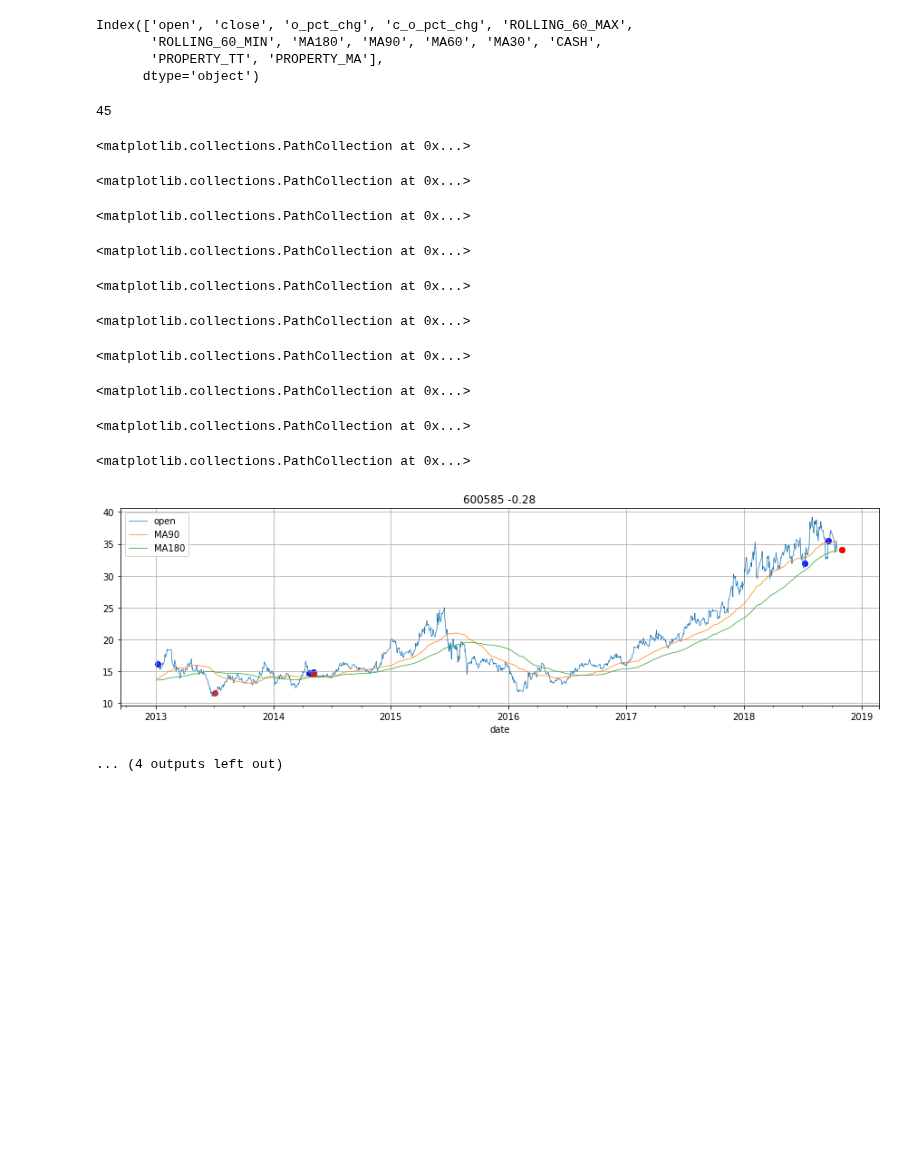
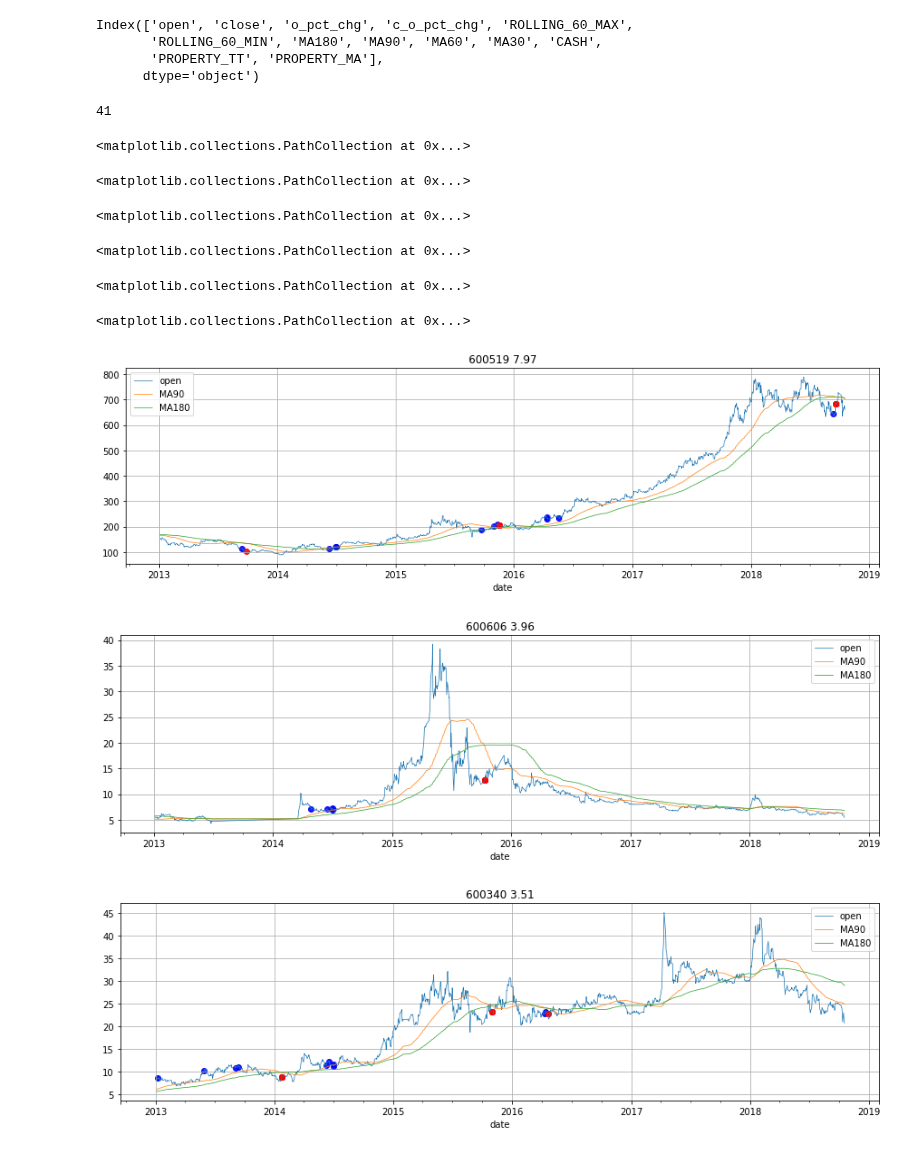
Before and after one commit to dxcv/ML4M, a Jupyter notebook: notebook/multi_system_common.ipynb, the cells around one changed output. Cells and saved outputs as stored; diff of their text form; code cells hidden in the pictures; blank space fills up the shorter version.

```diff
--- a/notebook/multi_system_common.ipynb
+++ b/notebook/multi_system_common.ipynb
@@ -128,8 +128,7 @@ spider_c = Spider_coinmarketcap()
 timeframe = '10y'
 ignore = True
 
-# for symbol in TARGET + [BENCHMARK]:
-for symbol in FULL_SZ50 + [BENCHMARK]:
+for symbol in TARGET + [BENCHMARK]:
     if not IS_DOWNLOAD_DATA:
         break
 
@@ -172,7 +171,7 @@ start_date = '2013-01-01'
 end_date = '2018-11-01'
 # end_date = time.strftime('%Y-%m-%d')
 
-TURTLE_POS = 10
+TURTLE_POS = 20
 ### Turtle System One - Short
 TURTLE_SHORT_BUY_N = 20
 TURTLE_SHORT_SELL_N = 20
@@ -201,8 +200,7 @@ Wall time: 0 ns
 
 stock_df_dict = {}
 
-# for symbol in TARGET + [BENCHMARK]:
-for symbol in FULL_SZ50 + [BENCHMARK]:
+for symbol in TARGET + [BENCHMARK]:
     stock_data_file = '../database/market/%s.csv' % symbol
     try:
         stock_df = pd.read_csv(stock_data_file)
@@ -1195,20 +1194,20 @@ len(df)
 
 # pd.reset_option("display.max_rows")
 # %%
-%matplotlib inline
-import matplotlib
-import matplotlib.pyplot as plt
-plt.rcParams['figure.figsize'] = [15, 5]
+# %matplotlib inline
+# import matplotlib
+# import matplotlib.pyplot as plt
+# plt.rcParams['figure.figsize'] = [15, 5]
 
-symbol = '002624'
+# symbol = '002624'
 
-df = order_df.copy()
+# df = order_df.copy()
 
-df = ops_df.copy()
-# df = df.astype(dtype={'cash': 'int', 'profit': 'int'})
-df = df[df.symbol == symbol]
-df
-df.profit.sum()
+# df = ops_df.copy()
+# # df = df.astype(dtype={'cash': 'int', 'profit': 'int'})
+# df = df[df.symbol == symbol]
+# df
+# df.profit.sum()
 
 # symbol_df = stock_df_dict[symbol].copy()
 # symbol_df = symbol_df.loc[:, ['open', 'MA90', 'MA180']]
@@ -1321,38 +1317,35 @@ df['h_days'] = (df.sell_date - df.buy_date)
 df['h_days'] = df['h_days'].apply(lambda x: 1 if x == 0 else x)
 df['per_d'] = df.pro_pct / df.h_days * 365
 # df['per_d'] = df.apply(lambda x: x.pro_pct / x.h_days)
 
 df = df.loc[:, ['symbol', 'pro_pct']]
 df = df.groupby(by='symbol').sum()
 df = df.sort_values(by='pro_pct', ascending=False)
 # df.sort_values(by='pro_pct', ascending=False).head(5)
 # df.sort_values(by='pro_pct', ascending=False).tail(5)
 len(df)
 
 temp_df = df.copy()
 symbol_list = list(temp_df.index)
 # symbol_list = list(reversed(symbol_list))
-for symbol in symbol_list[40:]:
+for symbol in symbol_list[:3] + symbol_list[50:]:
     symbol_df = stock_df_dict[symbol].copy()
     symbol_df = symbol_df.loc[start_date:, ['open', 'MA90', 'MA180']]
     ax = symbol_df.plot(kind='line', title='%s %.2f' % (symbol, temp_df.loc[symbol].pro_pct), linewidth=0.7, grid=True)
     df = ops_df.copy()
     df = df[df.symbol == symbol]
     scatter_df = df[df.ops == 'BUY']
     plt.scatter(x=scatter_df['ops_date'], y=scatter_df['price'], color='BLUE', alpha=0.9)
     scatter_df = df[df.ops == 'SELL']
     plt.scatter(x=scatter_df['ops_date'], y=scatter_df['price'], color='RED', alpha=0.9)
 # %% [output]
-45
+41
 <matplotlib.collections.PathCollection at 0x...>
 <matplotlib.collections.PathCollection at 0x...>
 <matplotlib.collections.PathCollection at 0x...>
 <matplotlib.collections.PathCollection at 0x...>
 <matplotlib.collections.PathCollection at 0x...>
 <matplotlib.collections.PathCollection at 0x...>
-<matplotlib.collections.PathCollection at 0x...>
-<matplotlib.collections.PathCollection at 0x...>
-<matplotlib.collections.PathCollection at 0x...>
-<matplotlib.collections.PathCollection at 0x...>
-[figure, old version]
+[figure, new version]
-... (4 outputs left out)
+[figure, added]
+[figure, added]
```
Also changed, not shown: parts of 10 cells of this notebook.
